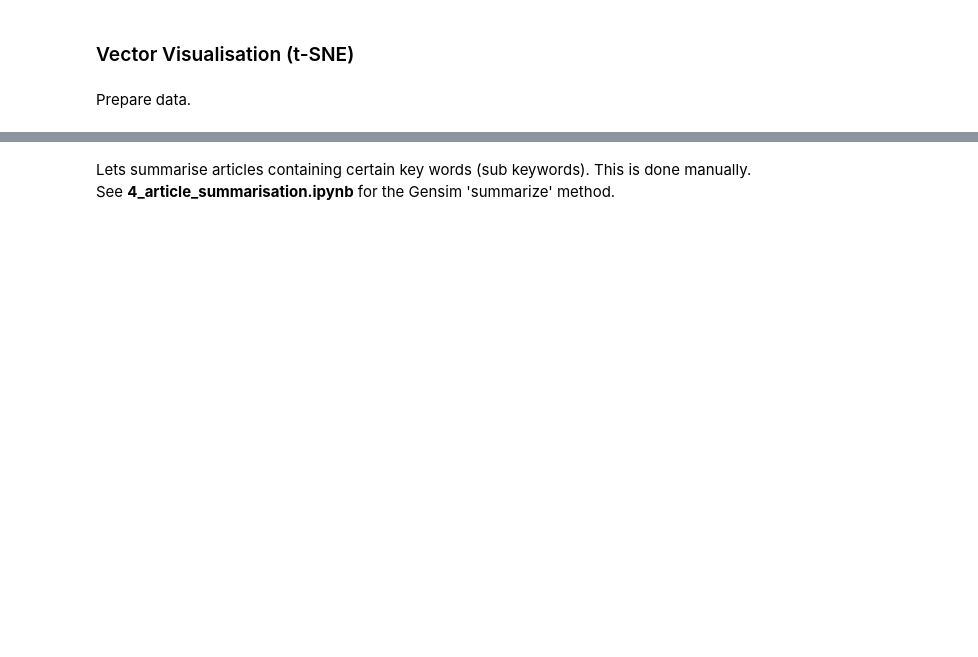
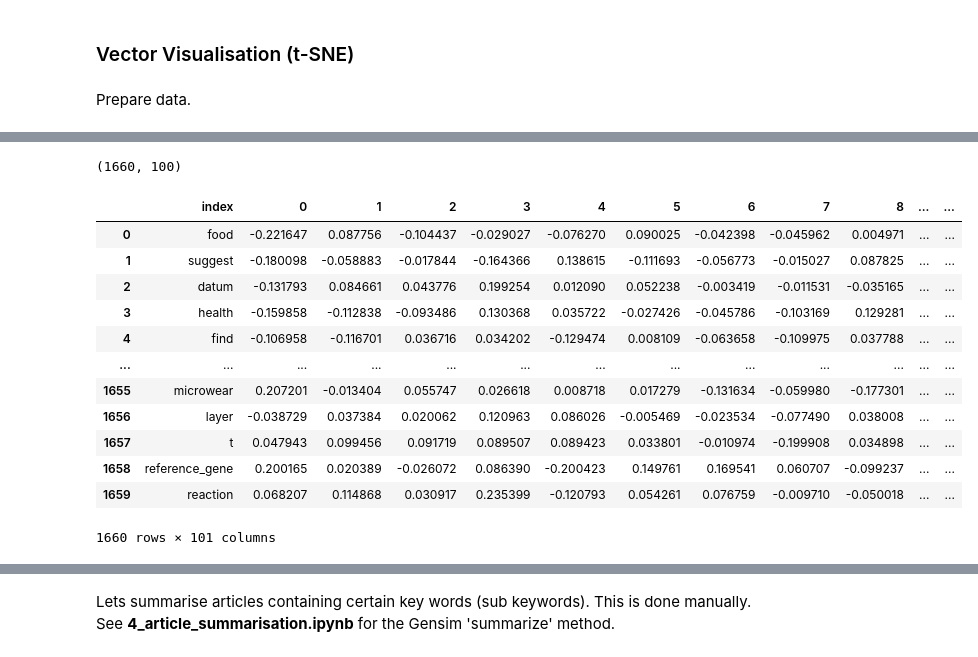
Before and after one commit to jacqpool/academic_consensus, a Jupyter notebook: notebooks/3_topic_modelling_visualisation.ipynb, the cells around one changed output, grey strips where cells are left out. Saved outputs shown, nothing was run; the diff lists cells and outputs as text; code cells hidden in the pictures; blank space fills up the shorter version.

```diff
--- a/notebooks/3_topic_modelling_visualisation.ipynb
+++ b/notebooks/3_topic_modelling_visualisation.ipynb
@@ -857,0 +789,3 @@ plt.show()
+# %%
+df = make_df(w2v_docs)
+dft = df.transpose()
@@ -857,0 +838,20 @@ plt.show()
+# %%
+df.shape
+# %% [output]
+(1660, 100)
+# %%
+df.reset_index()
+# %% [output]
+|  | index | 0 | 1 | 2 | 3 | 4 | 5 | 6 | 7 | 8 | ... | ... |
+| 0 | food | -0.221647 | 0.087756 | -0.104437 | -0.029027 | -0.076270 | 0.090025 | -0.042398 | -0.045962 | 0.004971 | ... | ... |
+| 1 | suggest | -0.180098 | -0.058883 | -0.017844 | -0.164366 | 0.138615 | -0.111693 | -0.056773 | -0.015027 | 0.087825 | ... | ... |
+| 2 | datum | -0.131793 | 0.084661 | 0.043776 | 0.199254 | 0.012090 | 0.052238 | -0.003419 | -0.011531 | -0.035165 | ... | ... |
+| 3 | health | -0.159858 | -0.112838 | -0.093486 | 0.130368 | 0.035722 | -0.027426 | -0.045786 | -0.103169 | 0.129281 | ... | ... |
+| 4 | find | -0.106958 | -0.116701 | 0.036716 | 0.034202 | -0.129474 | 0.008109 | -0.063658 | -0.109975 | 0.037788 | ... | ... |
+| ... | ... | ... | ... | ... | ... | ... | ... | ... | ... | ... | ... | ... |
+| 1655 | microwear | 0.207201 | -0.013404 | 0.055747 | 0.026618 | 0.008718 | 0.017279 | -0.131634 | -0.059980 | -0.177301 | ... | ... |
+| 1656 | layer | -0.038729 | 0.037384 | 0.020062 | 0.120963 | 0.086026 | -0.005469 | -0.023534 | -0.077490 | 0.038008 | ... | ... |
+| 1657 | t | 0.047943 | 0.099456 | 0.091719 | 0.089507 | 0.089423 | 0.033801 | -0.010974 | -0.199908 | 0.034898 | ... | ... |
+| 1658 | reference_gene | 0.200165 | 0.020389 | -0.026072 | 0.086390 | -0.200423 | 0.149761 | 0.169541 | 0.060707 | -0.099237 | ... | ... |
+| 1659 | reaction | 0.068207 | 0.114868 | 0.030917 | 0.235399 | -0.120793 | 0.054261 | 0.076759 | -0.009710 | -0.050018 | ... | ... |
+1660 rows × 101 columns
```
Also changed, not shown: parts of 43 cells of this notebook.
